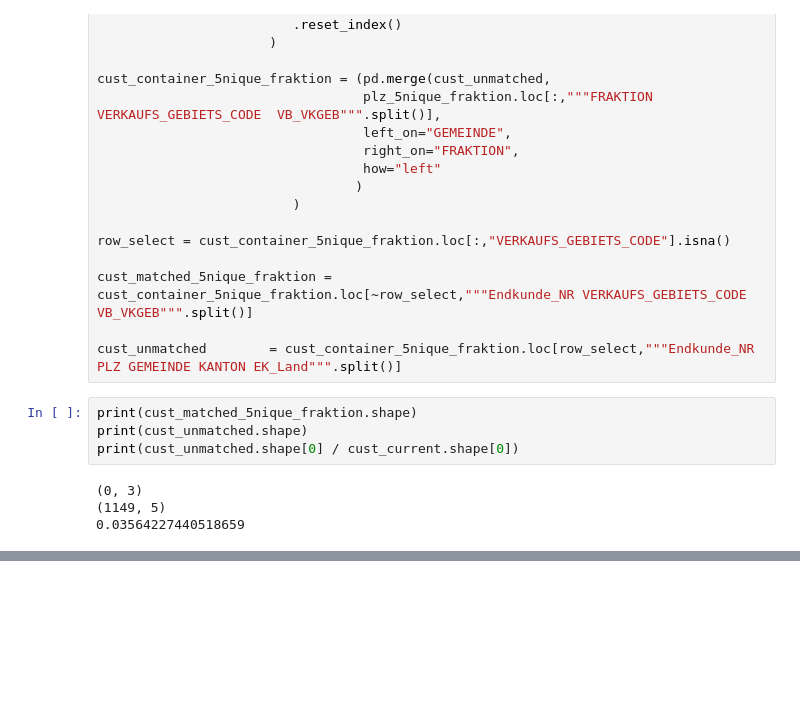
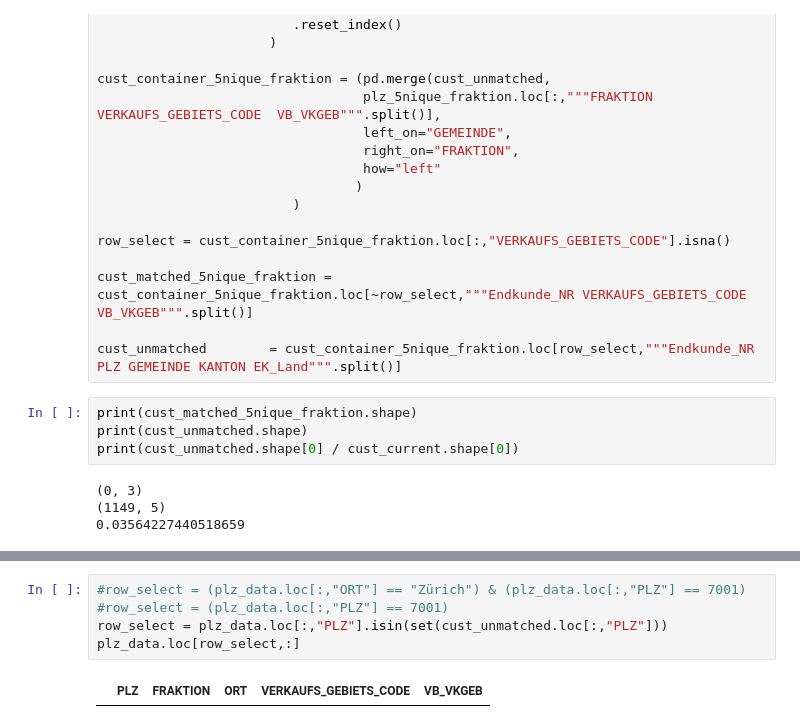
Before and after one commit to apgsga-stc/PredictiveAnalyticsPython, a Jupyter notebook: vkprog_analyse/scribbles.ipynb, the cells around one changed output, grey strips where cells are left out. Saved outputs shown, nothing was run; the diff lists cells and outputs as text; blank space fills up the shorter version.

```diff
--- a/vkprog_analyse/scribbles.ipynb
+++ b/vkprog_analyse/scribbles.ipynb
@@ -788,0 +788,7 @@ cust_matched_5nique_plz
+# %%
+#row_select = (plz_data.loc[:,"ORT"] == "Zürich") & (plz_data.loc[:,"PLZ"] == 7001)
+#row_select = (plz_data.loc[:,"PLZ"] == 7001)
+row_select = plz_data.loc[:,"PLZ"].isin(set(cust_unmatched.loc[:,"PLZ"]))
+plz_data.loc[row_select,:]
+# %% [output]
+|  | PLZ | FRAKTION | ORT | VERKAUFS_GEBIETS_CODE | VB_VKGEB |
```
Also changed, not shown: parts of 46 cells of this notebook.
